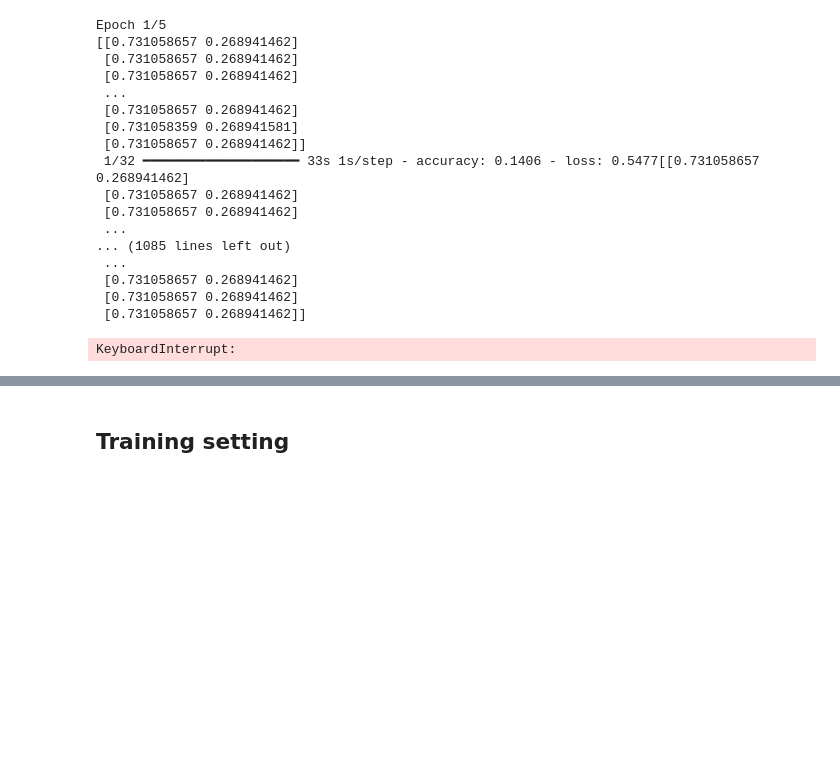
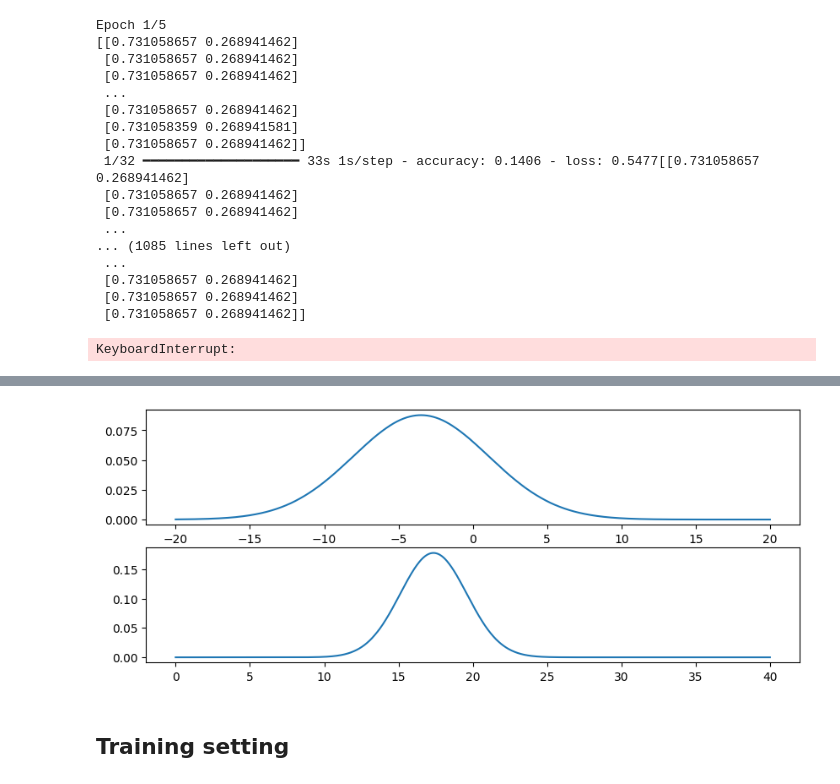
Before and after one commit to ythung85/Mixture_model, a Jupyter notebook: MM_mnist.ipynb, the cells around one changed output, grey strips where cells are left out. Saved outputs shown, nothing was run; the diff lists cells and outputs as text; code cells hidden in the pictures; blank space fills up the shorter version.

```diff
--- a/MM_mnist.ipynb
+++ b/MM_mnist.ipynb
@@ -515,0 +505,9 @@ for i in range(100):
+# %%
+from scipy.stats import norm
+
+spred = VGG_model.predict(test_images[error_pred[0]].reshape(1,48,48,3))[0]
+def mix_pdf(x, loc, scale, weights):
+    d = np.zeros_like(x)
+    for m, s, p in zip(loc, scale, weights):
+        d += p * norm.pdf(x, loc = m, scale = s)
+    return d
@@ -516,3 +516,13 @@ for i in range(100):
+# %%
+plt.figure(figsize = (10,6))
+plt.subplot(3,1,1)
+plt.plot(np.arange(-20, 20, 0.01), norm.pdf(np.arange(-20, 20, 0.01), spred[3], spred[5]))
+plt.subplot(3,1,2)
+plt.plot(np.arange(0, 40, 0.01), norm.pdf(np.arange(0, 40, 0.01), spred[2], spred[4]))
+
+plt.show()
+# %% [output]
+[figure, added]
 # %% [markdown]
 ## Training setting
 # %%
```
Also changed, not shown: parts of 4 cells of this notebook.
